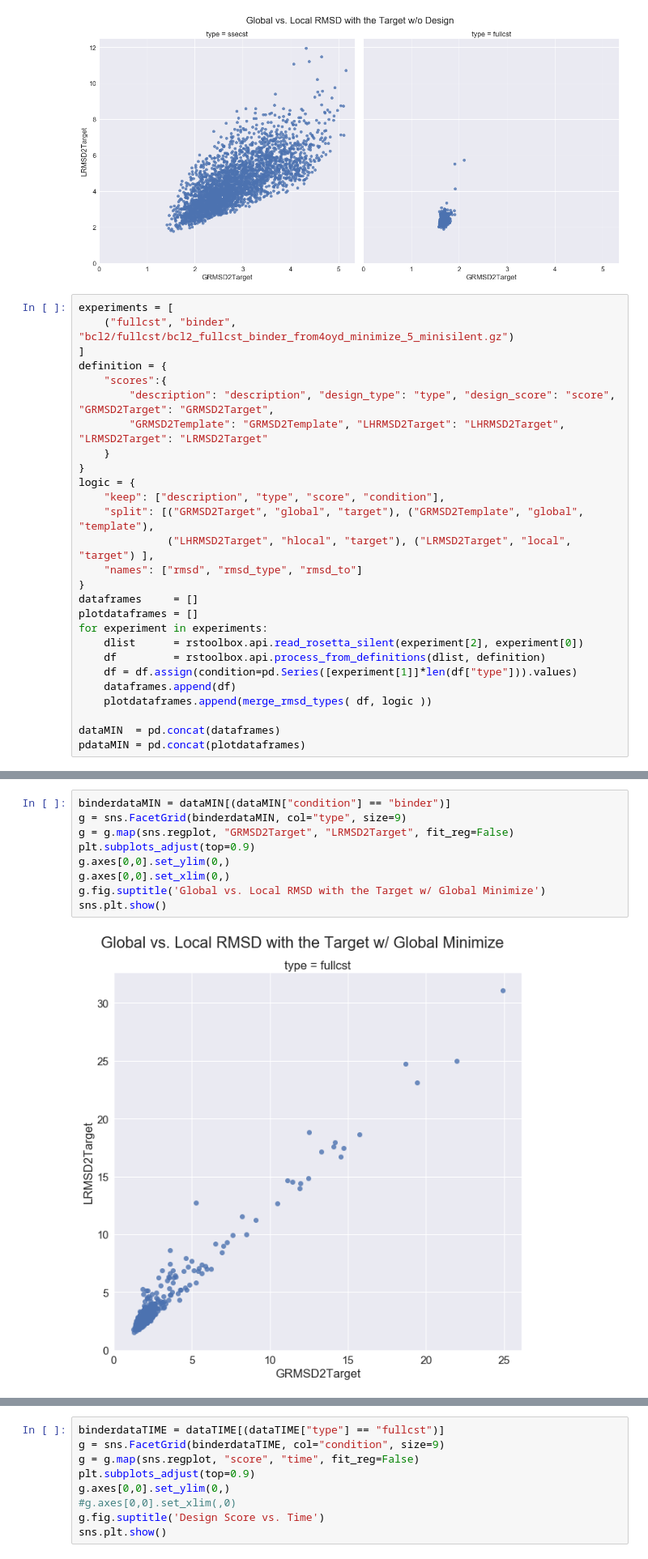
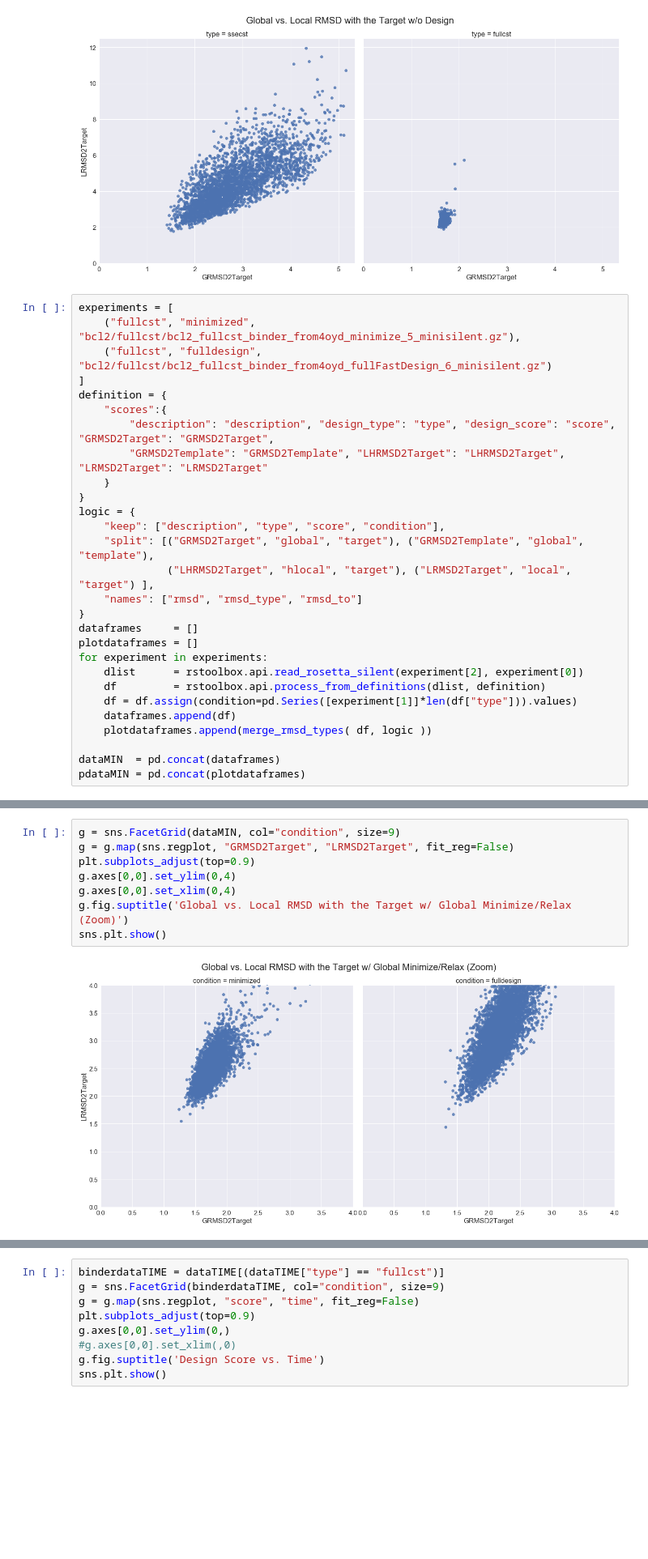
Before and after one commit to jaumebonet/FunFolDesTutorial, a Jupyter notebook: benchmark/scientific/bcl2_analysis.ipynb, the cells around one changed output, grey strips where cells are left out. Shown at 81% size. Drawn from its saved outputs; the diff is of its cells as text; blank space fills up the shorter version.

Commit message:
binder,nobinder,targetmovement-scatterplot on bcl2

```diff
--- a/benchmark/scientific/bcl2_analysis.ipynb
+++ b/benchmark/scientific/bcl2_analysis.ipynb
@@ -338,7 +338,8 @@ sns.plt.show()
 [figure]
 # %%
 experiments = [
-    ("fullcst", "binder", "bcl2/fullcst/bcl2_fullcst_binder_from4oyd_minimize_5_minisilent.gz")
+    ("fullcst", "minimized", "bcl2/fullcst/bcl2_fullcst_binder_from4oyd_minimize_5_minisilent.gz"),
+    ("fullcst", "fulldesign", "bcl2/fullcst/bcl2_fullcst_binder_from4oyd_fullFastDesign_6_minisilent.gz")
 ]
 definition = {
     "scores":{
@@ -366,11 +379,10 @@ pdataMIN = pd.concat(plotdataframes)
 # %%
-binderdataMIN = dataMIN[(dataMIN["condition"] == "binder")]
-g = sns.FacetGrid(binderdataMIN, col="type", size=9)
+g = sns.FacetGrid(dataMIN, col="condition", size=9)
 g = g.map(sns.regplot, "GRMSD2Target", "LRMSD2Target", fit_reg=False)
 plt.subplots_adjust(top=0.9)
-g.axes[0,0].set_ylim(0,)
-g.axes[0,0].set_xlim(0,)
-g.fig.suptitle('Global vs. Local RMSD with the Target w/ Global Minimize')
+g.axes[0,0].set_ylim(0,4)
+g.axes[0,0].set_xlim(0,4)
+g.fig.suptitle('Global vs. Local RMSD with the Target w/ Global Minimize/Relax (Zoom)')
 sns.plt.show()
 # %% [output]
-[figure, old version]
+[figure, new version]
```
Also changed, not shown: parts of 11 cells of this notebook, 4 other files.
